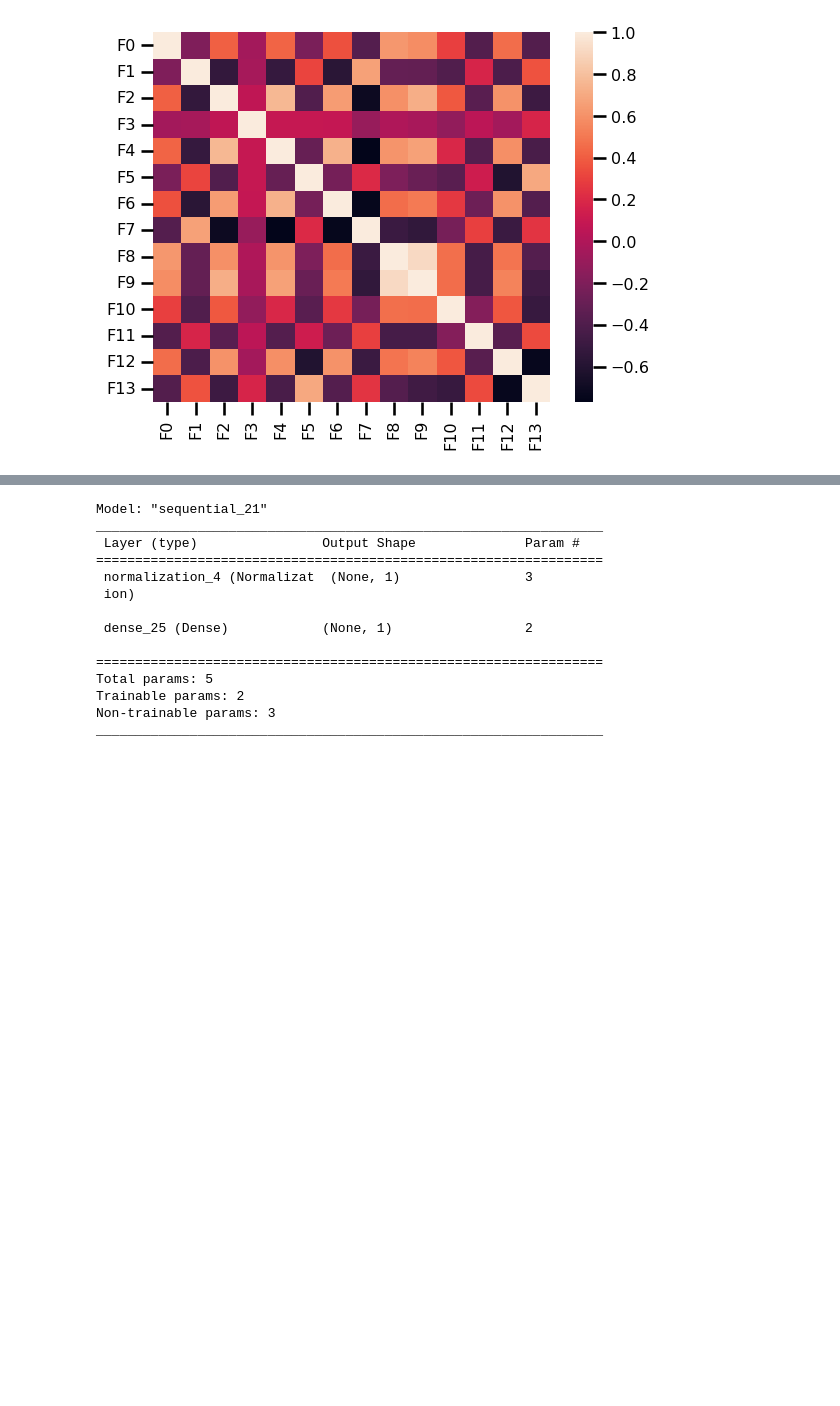
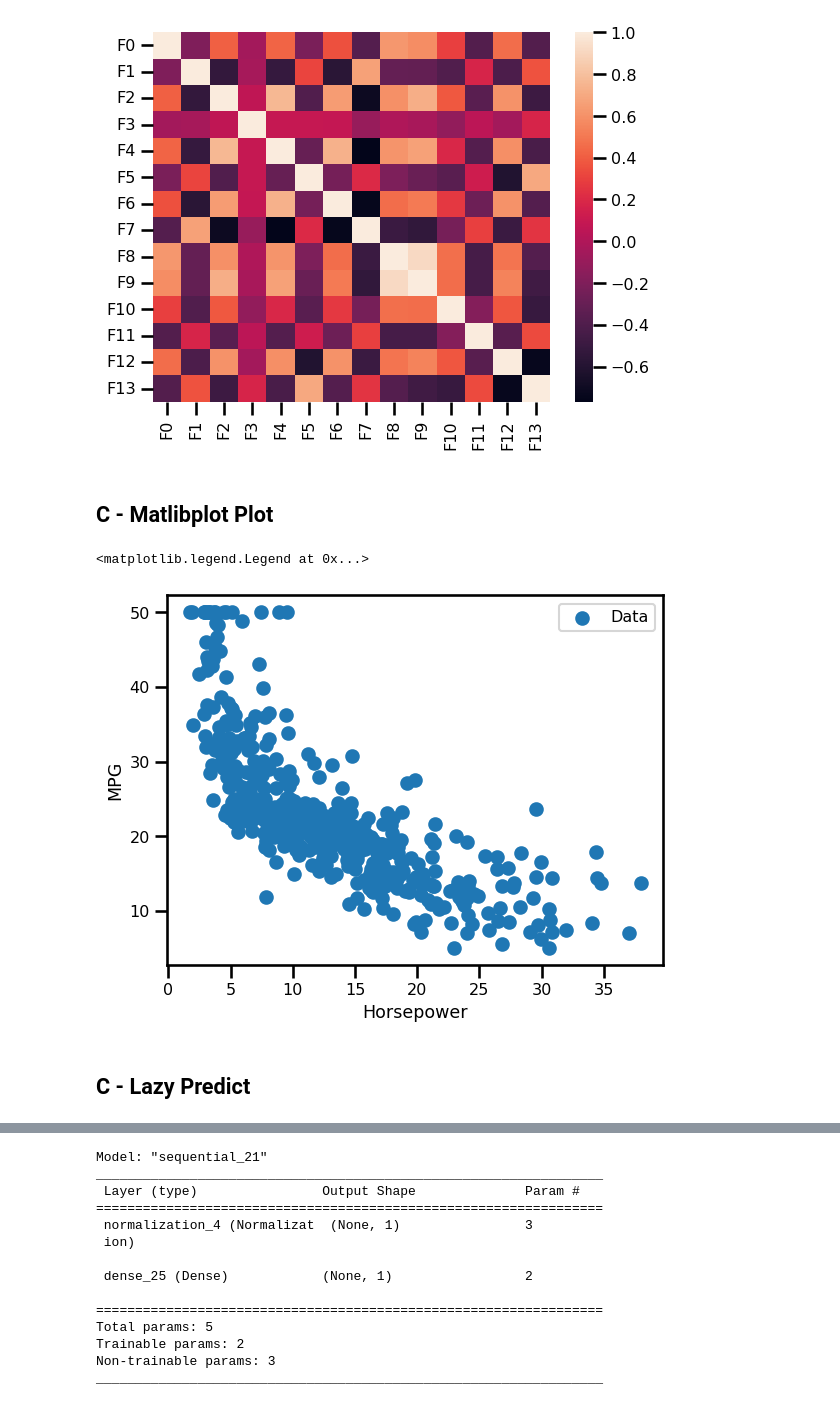
Before and after one commit to Simha-Kalimipalli/sentinel_sat_downloader, a Jupyter notebook: Estimate_prediction_process/Tensorflow_probability/Uncertainty_Tensorflow_and_Tensorflow_probability.ipynb, the cells around one changed output, grey strips where cells are left out. Drawn from its saved outputs; the diff is of its cells as text; code cells hidden in the pictures; blank space fills up the shorter version.

```diff
--- a/Estimate_prediction_process/Tensorflow_probability/Uncertainty_Tensorflow_and_Tensorflow_probability.ipynb
+++ b/Estimate_prediction_process/Tensorflow_probability/Uncertainty_Tensorflow_and_Tensorflow_probability.ipynb
@@ -78,3 +107,15 @@ corrMatrix = df1.corr()
 sns.heatmap(corrMatrix)
 # %% [output]
 [figure]
+# %% [markdown]
+## C -  Matlibplot Plot
+# %%
+plt.scatter(X,y, label='Data')
+plt.xlabel('Horsepower')
+plt.ylabel('MPG')
+plt.legend()
+# %% [output]
+<matplotlib.legend.Legend at 0x...>
+[figure, added]
+# %% [markdown]
+## C - Lazy Predict
```
Also changed, not shown: parts of 49 cells of this notebook, 10 other files.
